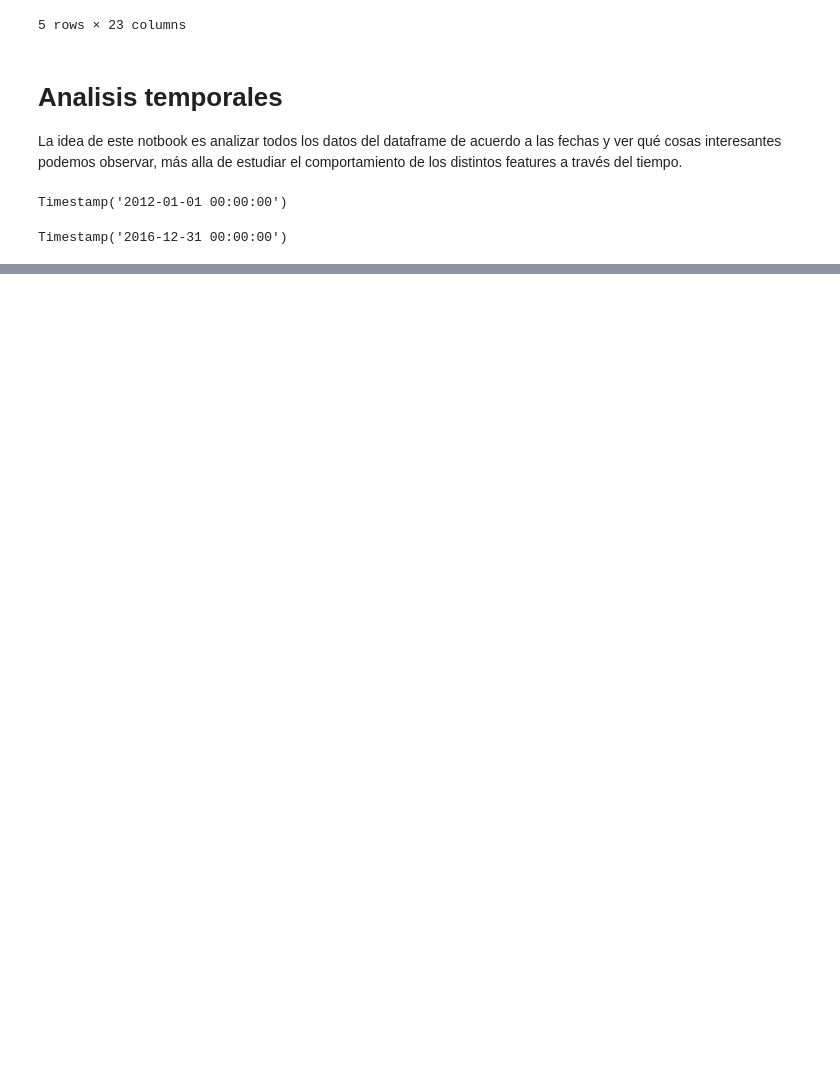
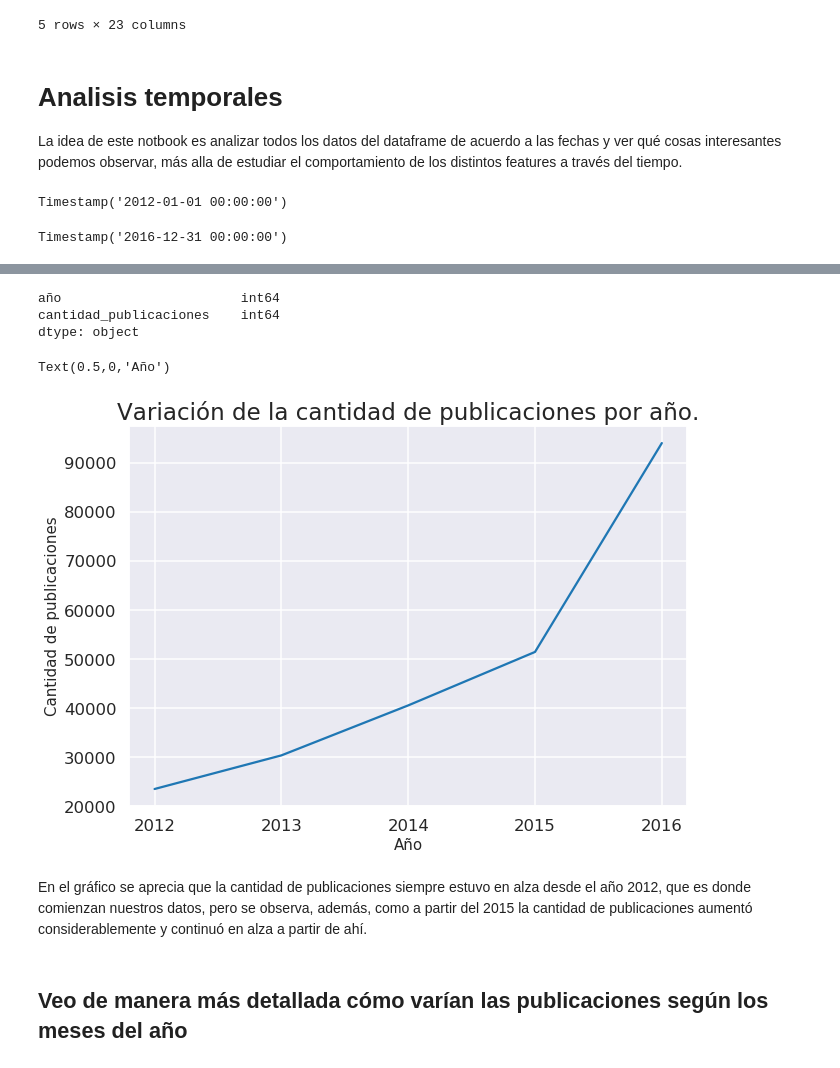
Before and after one commit to luctiz/Grupo43-TP1, a Jupyter notebook: AnalisisTemporales.ipynb, the cells around one changed output, grey strips where cells are left out. Drawn from its saved outputs; the diff is of its cells as text; code cells hidden in the pictures; blank space fills up the shorter version.

Commit message:
Agrego gráficos temporales

```diff
--- a/AnalisisTemporales.ipynb
+++ b/AnalisisTemporales.ipynb
@@ -47,0 +64,4 @@ Timestamp('2016-12-31 00:00:00')
+# %%
+#Extraigo el año
+df['anio'] = df.fecha.dt.year
+df.anio.head()
@@ -47,0 +75,4 @@ Timestamp('2016-12-31 00:00:00')
+# %%
+#Extraigo el mes
+df['mes'] = df.fecha.dt.month
+df.mes.head()
@@ -47,0 +86,4 @@ Timestamp('2016-12-31 00:00:00')
+# %%
+#Extraigo el día
+df['dia'] = df.fecha.dt.day
+df.dia.head()
@@ -47,0 +99,4 @@ Timestamp('2016-12-31 00:00:00')
+# %%
+dataXanio = df[['id', 'anio']].groupby('anio').agg('count').reset_index()
+dataXanio.columns = ['año', 'cantidad_publicaciones']
+dataXanio
@@ -47,0 +110,22 @@ Timestamp('2016-12-31 00:00:00')
+# %%
+dataXanio.dtypes
+# %% [output]
+año                       int64
+cantidad_publicaciones    int64
+dtype: object
+# %%
+plt.figure(figsize = (10,7))
+sns.set_style("darkgrid")
+sns.set_context("talk")
+pubsXanio = sns.lineplot(data = dataXanio, x = 'año', y = 'cantidad_publicaciones', palette = 'Set1')
+pubsXanio.set_xticks([2012, 2013, 2014, 2015, 2016])
+pubsXanio.set_title('Variación de la cantidad de publicaciones por año.', fontsize =  23)
+pubsXanio.set_ylabel('Cantidad de publicaciones', fontsize = 15)
+pubsXanio.set_xlabel('Año', fontsize = 15)
+# %% [output]
+Text(0.5,0,'Año')
+[figure, added]
+# %% [markdown]
+En el gráfico se aprecia que la cantidad de publicaciones siempre estuvo en alza desde el año 2012, que es donde comienzan nuestros datos, pero se observa, además, como a partir del 2015 la cantidad de publicaciones aumentó considerablemente y continuó en alza a partir de ahí.
+# %% [markdown]
+## Veo de manera más detallada cómo varían las publicaciones según los meses del año
```
Also changed, not shown: parts of 18 cells of this notebook.
